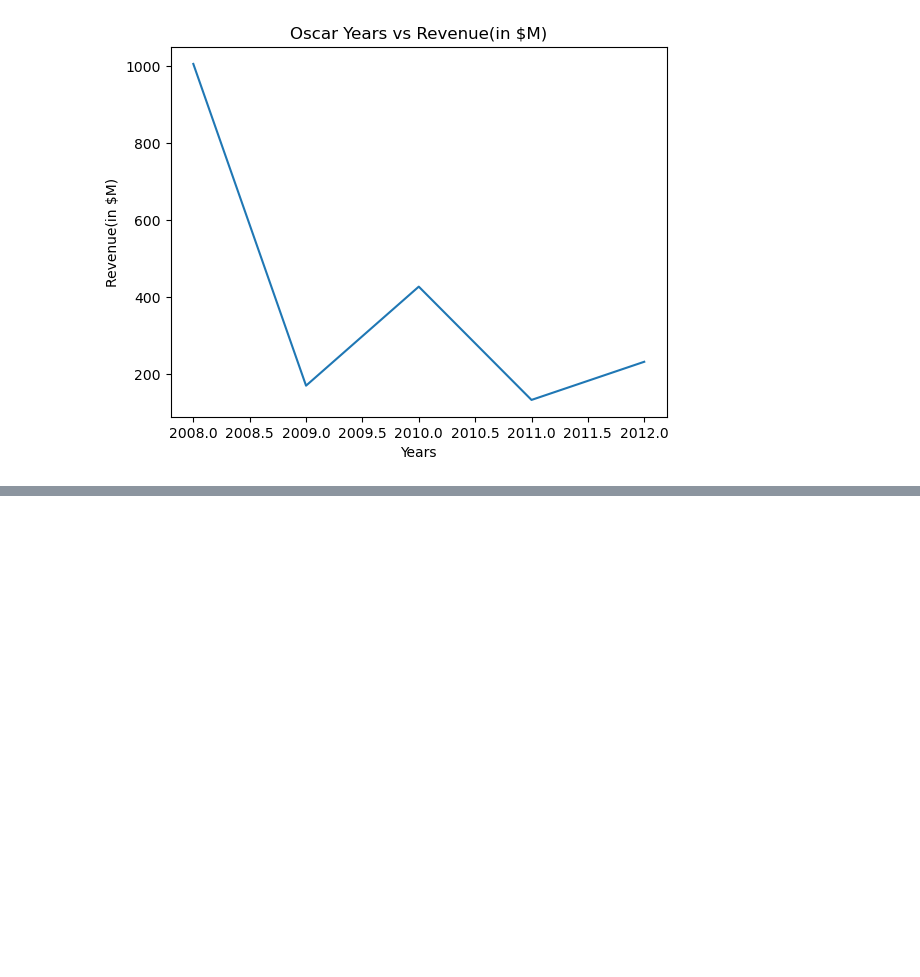
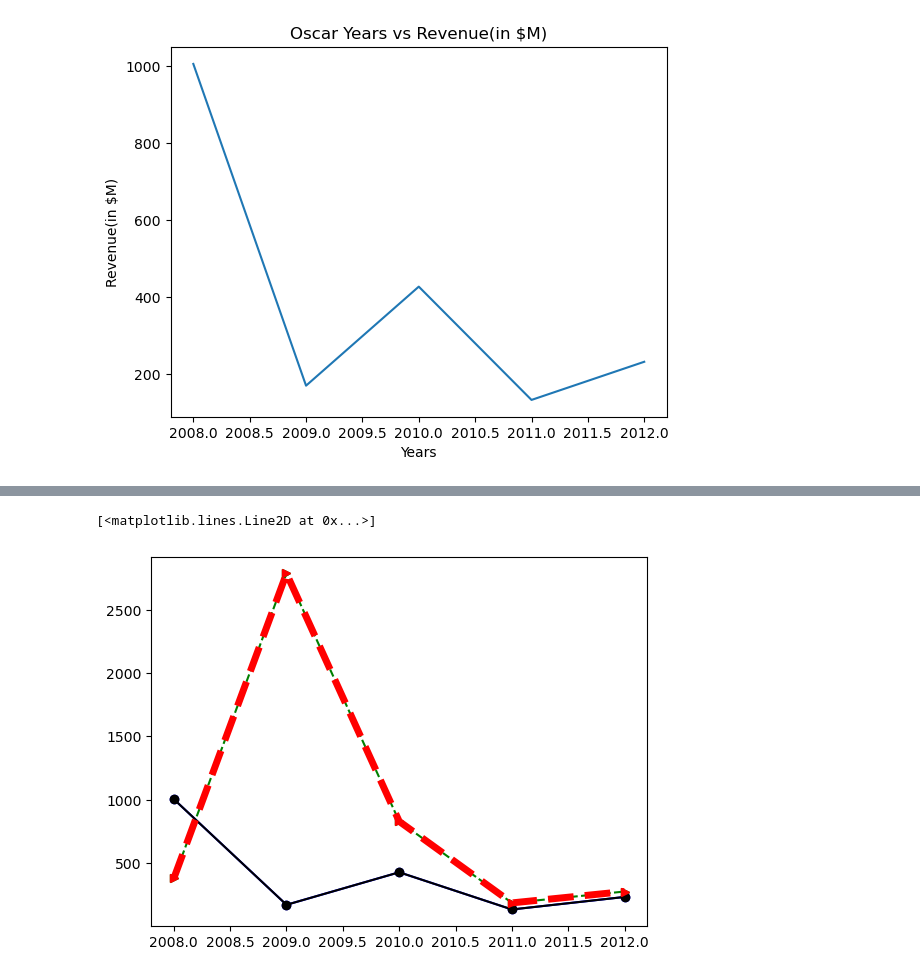
Before and after one commit to Ferdous-M/AI-ML, a Jupyter notebook: Data Visualization/data_visualization.ipynb, the cells around one changed output, grey strips where cells are left out. Cells and saved outputs as stored; diff of their text form; code cells hidden in the pictures; blank space fills up the shorter version.

Commit message:
using Format Strings

```diff
--- a/Data Visualization/data_visualization.ipynb
+++ b/Data Visualization/data_visualization.ipynb
@@ -31,0 +51,10 @@ Text(0, 0.5, 'Revenue(in $M)')
+# %%
+# using Format Strings
+plt.plot(oscar_years, oscar_revenue, "o-b", label="Oscar Winners")
+plt.plot(non_oscar_years, non_oscar_revenue, ">--g", label="Non-Oscar Winners")
+
+plt.plot(oscar_years, oscar_revenue, color="black", linestyle="-", marker="o",label="Oscar Winners")
+plt.plot(non_oscar_years, non_oscar_revenue, color="red", linestyle="--", marker=">", linewidth=5, label="Non-Oscar Winners")
+# %% [output]
+[<matplotlib.lines.Line2D at 0x...>]
+[figure, added]
```
Also changed, not shown: parts of 1 cell of this notebook, 1 other file.
